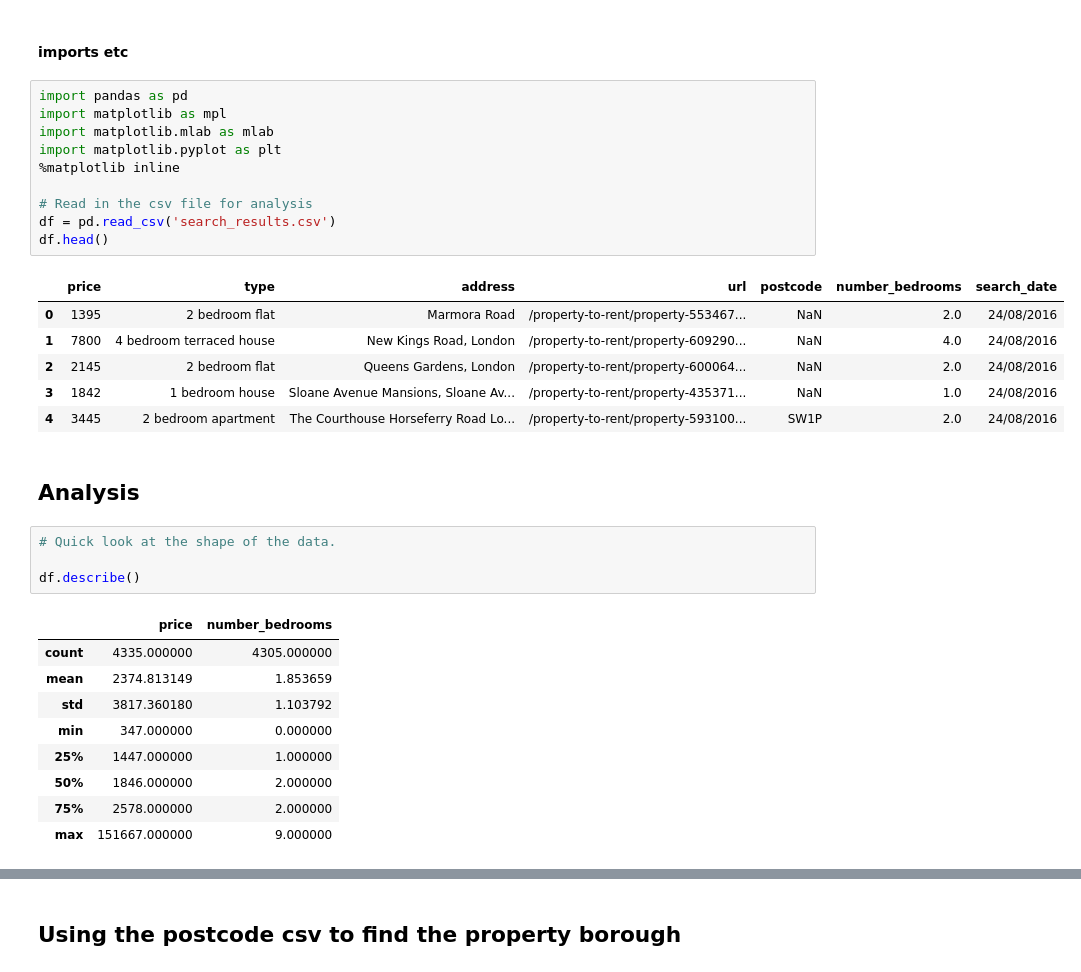
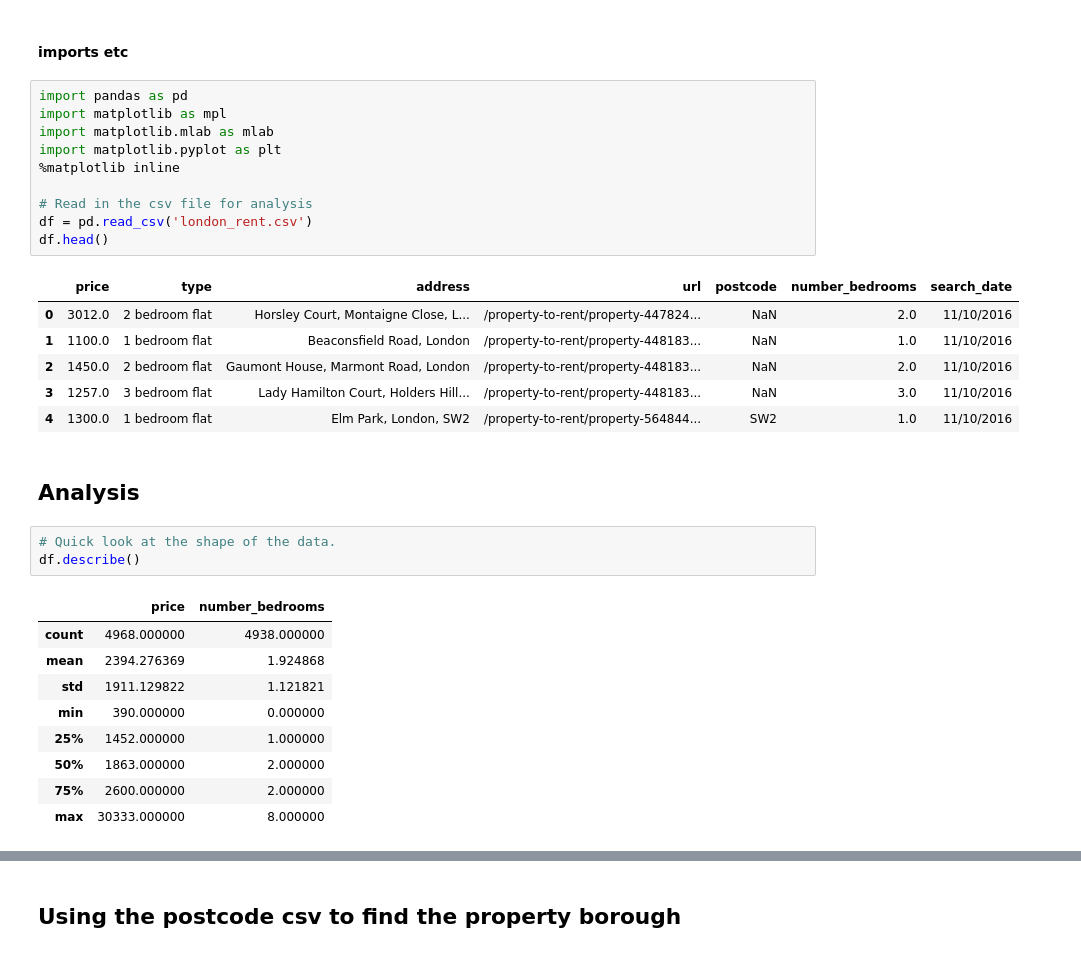
Before and after one commit to toby-p/rightmove_webscraper.py, a Jupyter notebook: analysis.ipynb, the cells around one changed output, grey strips where cells are left out. Cells and saved outputs as stored; diff of their text form.

```diff
--- a/analysis.ipynb
+++ b/analysis.ipynb
@@ -3,34 +3,33 @@
 # %%
 import pandas as pd
 import matplotlib as mpl
 import matplotlib.mlab as mlab
 import matplotlib.pyplot as plt
 %matplotlib inline
 
 # Read in the csv file for analysis
-df = pd.read_csv('search_results.csv')
+df = pd.read_csv('london_rent.csv')
 df.head()
 # %% [output]
 |  | price | type | address | url | postcode | number_bedrooms | search_date |
-| 0 | 1395 | 2 bedroom flat | Marmora Road | /property-to-rent/property-553467... | NaN | 2.0 | 24/08/2016 |
-| 1 | 7800 | 4 bedroom terraced house | New Kings Road, London | /property-to-rent/property-609290... | NaN | 4.0 | 24/08/2016 |
-| 2 | 2145 | 2 bedroom flat | Queens Gardens, London | /property-to-rent/property-600064... | NaN | 2.0 | 24/08/2016 |
-| 3 | 1842 | 1 bedroom house | Sloane Avenue Mansions, Sloane Av... | /property-to-rent/property-435371... | NaN | 1.0 | 24/08/2016 |
-| 4 | 3445 | 2 bedroom apartment | The Courthouse Horseferry Road Lo... | /property-to-rent/property-593100... | SW1P | 2.0 | 24/08/2016 |
+| 0 | 3012.0 | 2 bedroom flat | Horsley Court, Montaigne Close, L... | /property-to-rent/property-447824... | NaN | 2.0 | 11/10/2016 |
+| 1 | 1100.0 | 1 bedroom flat | Beaconsfield Road, London | /property-to-rent/property-448183... | NaN | 1.0 | 11/10/2016 |
+| 2 | 1450.0 | 2 bedroom flat | Gaumont House, Marmont Road, London | /property-to-rent/property-448183... | NaN | 2.0 | 11/10/2016 |
+| 3 | 1257.0 | 3 bedroom flat | Lady Hamilton Court, Holders Hill... | /property-to-rent/property-448183... | NaN | 3.0 | 11/10/2016 |
+| 4 | 1300.0 | 1 bedroom flat | Elm Park, London, SW2 | /property-to-rent/property-564844... | SW2 | 1.0 | 11/10/2016 |
 # %% [markdown]
 ## Analysis
 # %%
 # Quick look at the shape of the data.
-
 df.describe()
 # %% [output]
 |  | price | number_bedrooms |
-| count | 4335.000000 | 4305.000000 |
-| mean | 2374.813149 | 1.853659 |
-| std | 3817.360180 | 1.103792 |
-| min | 347.000000 | 0.000000 |
-| 25% | 1447.000000 | 1.000000 |
-| 50% | 1846.000000 | 2.000000 |
-| 75% | 2578.000000 | 2.000000 |
-| max | 151667.000000 | 9.000000 |
+| count | 4968.000000 | 4938.000000 |
+| mean | 2394.276369 | 1.924868 |
+| std | 1911.129822 | 1.121821 |
+| min | 390.000000 | 0.000000 |
+| 25% | 1452.000000 | 1.000000 |
+| 50% | 1863.000000 | 2.000000 |
+| 75% | 2600.000000 | 2.000000 |
+| max | 30333.000000 | 8.000000 |
 # %%
```
Also changed, not shown: parts of 14 cells of this notebook, 4 other files.
